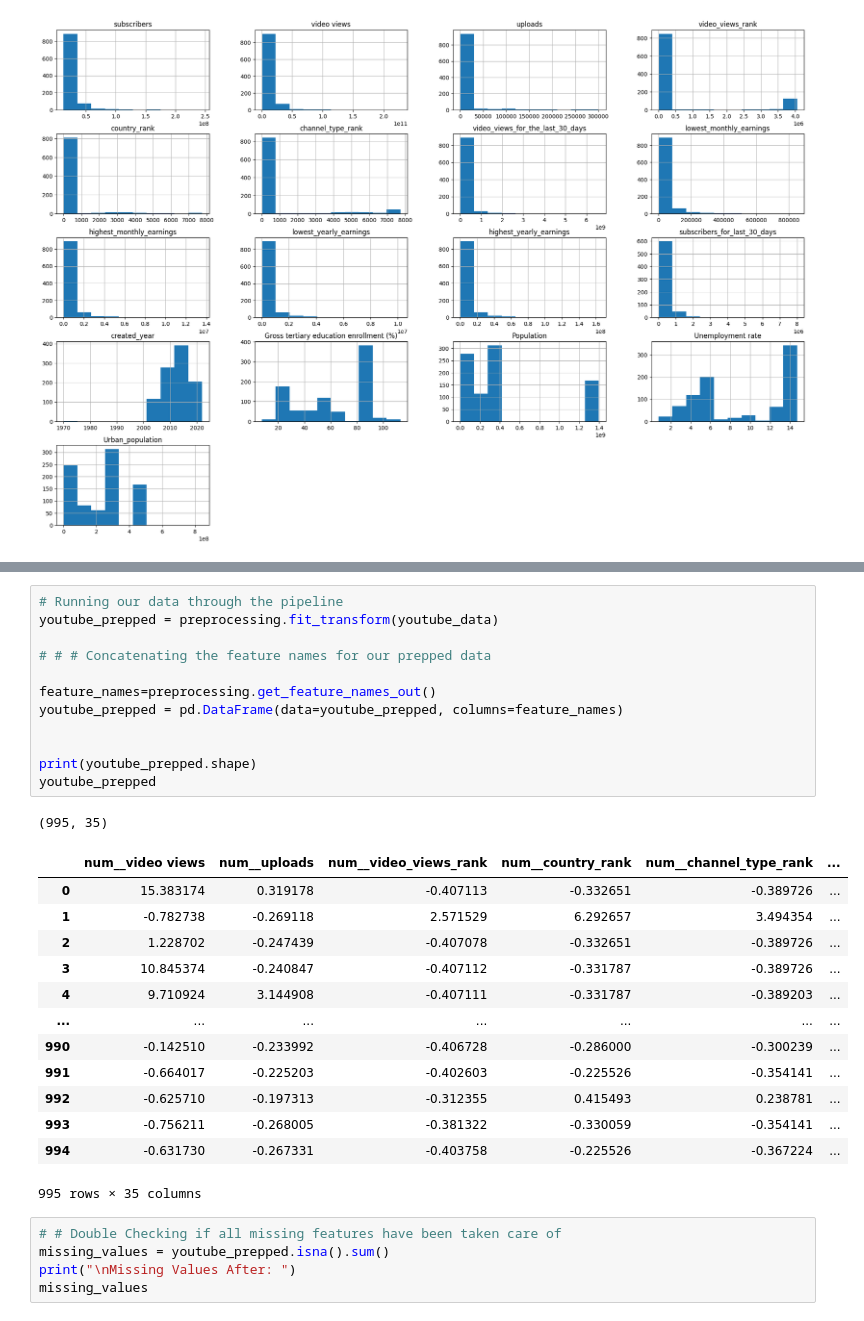
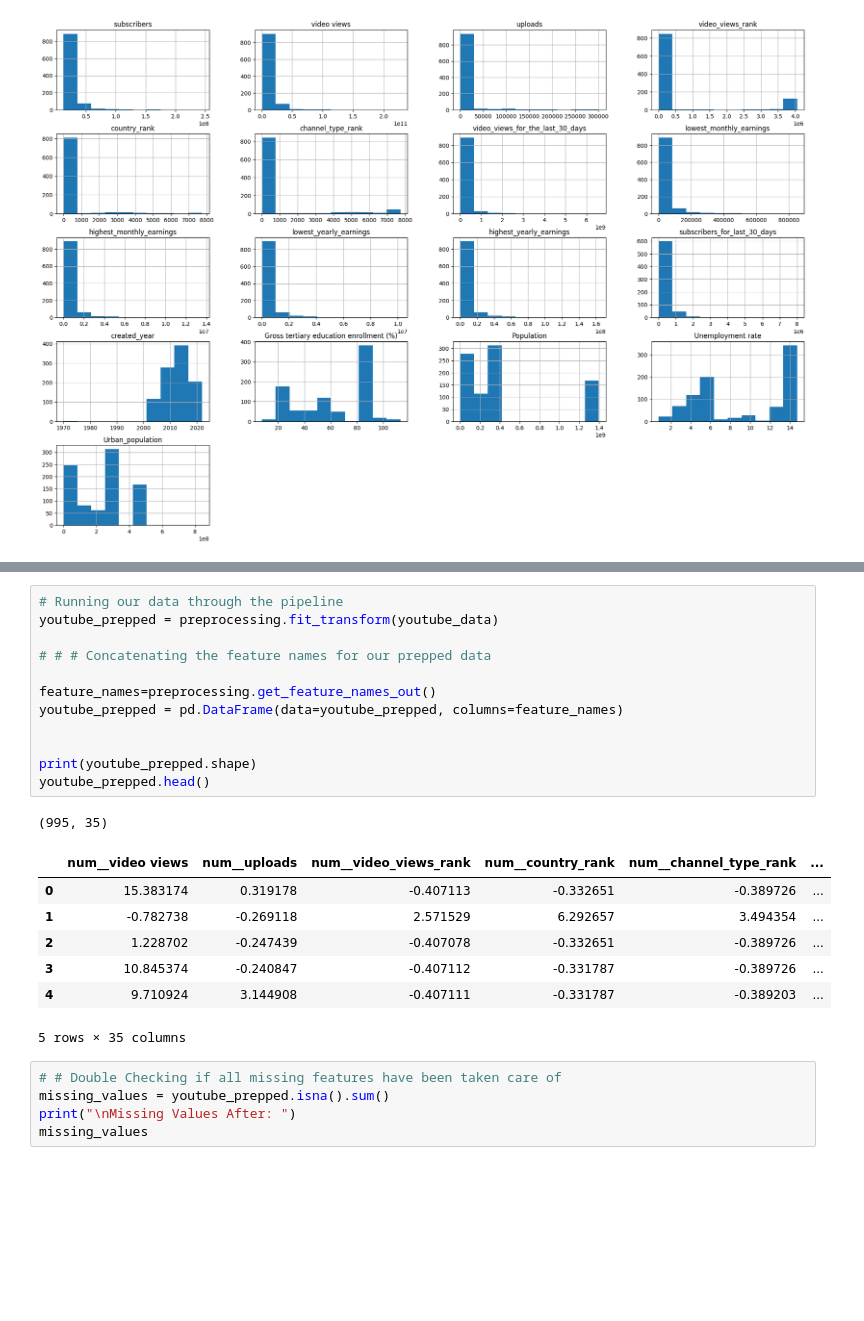
Before and after one commit to Vishek12/EECS-3401-Project, a Jupyter notebook: YouTube_Ranker.ipynb, the cells around one changed output, grey strips where cells are left out. Saved outputs shown, nothing was run; the diff lists cells and outputs as text; blank space fills up the shorter version.

```diff
--- a/YouTube_Ranker.ipynb
+++ b/YouTube_Ranker.ipynb
@@ -202,30 +226,24 @@ ColumnTransformer(remainder='passthrough',
 # %%
 # Running our data through the pipeline
 youtube_prepped = preprocessing.fit_transform(youtube_data)
 
 # # # Concatenating the feature names for our prepped data
 
 feature_names=preprocessing.get_feature_names_out()
 youtube_prepped = pd.DataFrame(data=youtube_prepped, columns=feature_names)
 
 
 print(youtube_prepped.shape)
-youtube_prepped
+youtube_prepped.head()
 # %% [output]
 (995, 35)
 |  | num__video views | num__uploads | num__video_views_rank | num__country_rank | num__channel_type_rank | ... |
 | 0 | 15.383174 | 0.319178 | -0.407113 | -0.332651 | -0.389726 | ... |
 | 1 | -0.782738 | -0.269118 | 2.571529 | 6.292657 | 3.494354 | ... |
 | 2 | 1.228702 | -0.247439 | -0.407078 | -0.332651 | -0.389726 | ... |
 | 3 | 10.845374 | -0.240847 | -0.407112 | -0.331787 | -0.389726 | ... |
 | 4 | 9.710924 | 3.144908 | -0.407111 | -0.331787 | -0.389203 | ... |
-| ... | ... | ... | ... | ... | ... | ... |
-| 990 | -0.142510 | -0.233992 | -0.406728 | -0.286000 | -0.300239 | ... |
-| 991 | -0.664017 | -0.225203 | -0.402603 | -0.225526 | -0.354141 | ... |
-| 992 | -0.625710 | -0.197313 | -0.312355 | 0.415493 | 0.238781 | ... |
-| 993 | -0.756211 | -0.268005 | -0.381322 | -0.330059 | -0.354141 | ... |
-| 994 | -0.631730 | -0.267331 | -0.403758 | -0.225526 | -0.367224 | ... |
-995 rows × 35 columns
+5 rows × 35 columns
 # %%
 # # Double Checking if all missing features have been taken care of
 missing_values = youtube_prepped.isna().sum()
```
Also changed, not shown: parts of 33 cells of this notebook.
